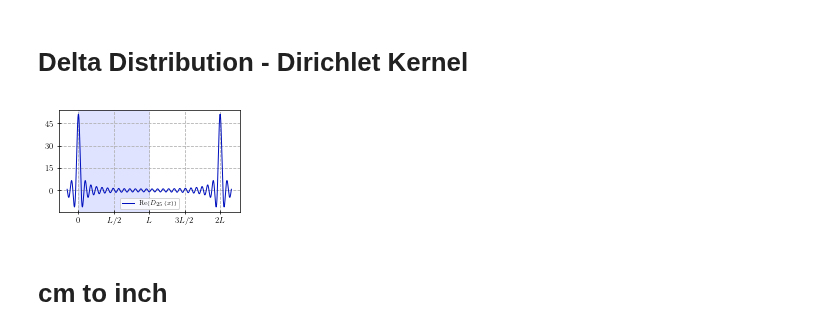
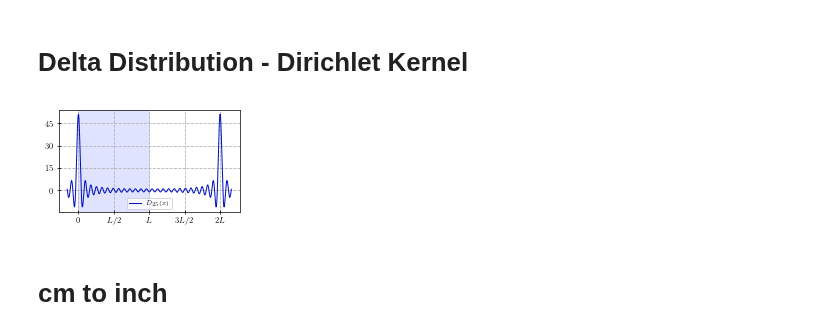
Before and after one commit to wyssard/Particle_in_a_Box, a Jupyter notebook: plots.ipynb, the cells around one changed output. Drawn from its saved outputs; the diff is of its cells as text; code cells hidden in the pictures.

```diff
--- a/plots.ipynb
+++ b/plots.ipynb
@@ -616,31 +607,32 @@ class Dirichlet_Kernel:
 # %%
 L = np.pi
 dirichlet_Kernel = Dirichlet_Kernel(1, 2*L, np.pi)
 
 eps = 0.5
 x = np.linspace(-eps, 2*L+eps, 2000)
 n = 25
 x_0 = 2
 
 labels = ["$0$", "$L/2$", "$L$", "$3L/2$", "$2L$"]
 tix = [0, L/2, L, 3*L/2, 2*L]
 ax = plt.figure(tight_layout=True, figsize=(3, 1.9)).add_subplot()
 ax.axvspan(0, L, color=cs.hls_to_rgb(235/360, 0.94, 1))
 ax.set_xticks(tix)
 ax.set_xticklabels(labels)
 ax.yaxis.set_major_locator(MultipleLocator(15))
 
-line = ax.plot(x, np.real(dirichlet_Kernel.set_n(25).set_x_0(x_0)(x)), c=dark_blue, lw=1, label=r"Re($D_{"+str(n)+r"}(x-"+str(x_0)+r")$)")
+line = ax.plot(x, np.real(dirichlet_Kernel.set_n(25).set_x_0(x_0)(x)), c=dark_blue, lw=1, label=r"$D_{"+str(n)+r"}(x-"+str(x_0)+r"$)")
 ax.grid(linestyle="--")
 ax.legend(fontsize=6)
+
 plt.savefig("..\\Thesis\\Figures\\dirichlet_kernel_1.pdf")
 x_0 = 0
 line[0].set_data(x, np.real(dirichlet_Kernel.set_n(25).set_x_0(x_0)(x)))
-line[0].set_label(r"Re($D_{"+str(n)+r"}(x)$)")
+line[0].set_label(r"$D_{"+str(n)+r"}(x)$")
 ax.legend(fontsize=6)
 plt.savefig("..\\Thesis\\Figures\\dirichlet_kernel_2.pdf")
 # %% [output]
-[figure, old version]
+[figure, new version]
 # %% [markdown]
 # cm to inch
 # %%
```
Also changed, not shown: parts of 6 cells of this notebook, 1 other file.
